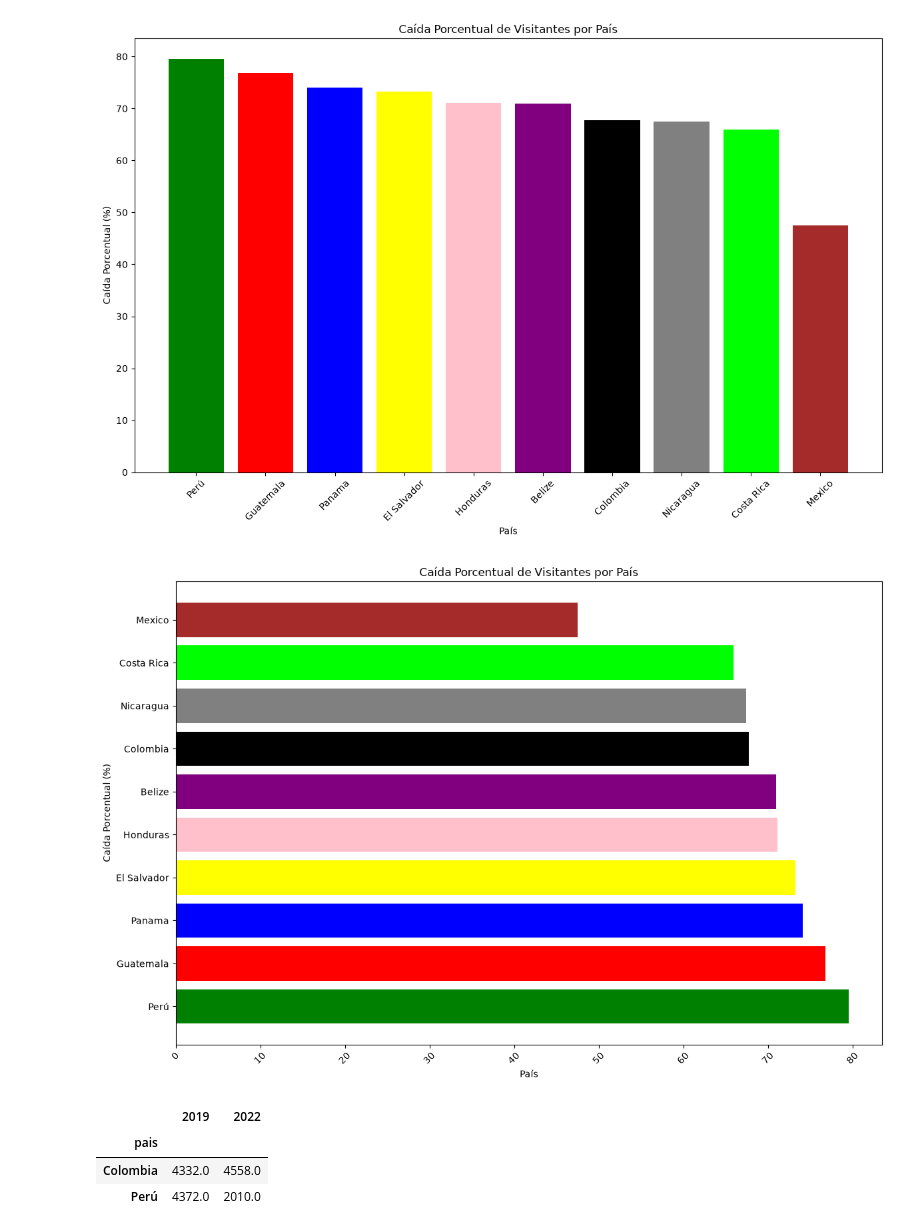
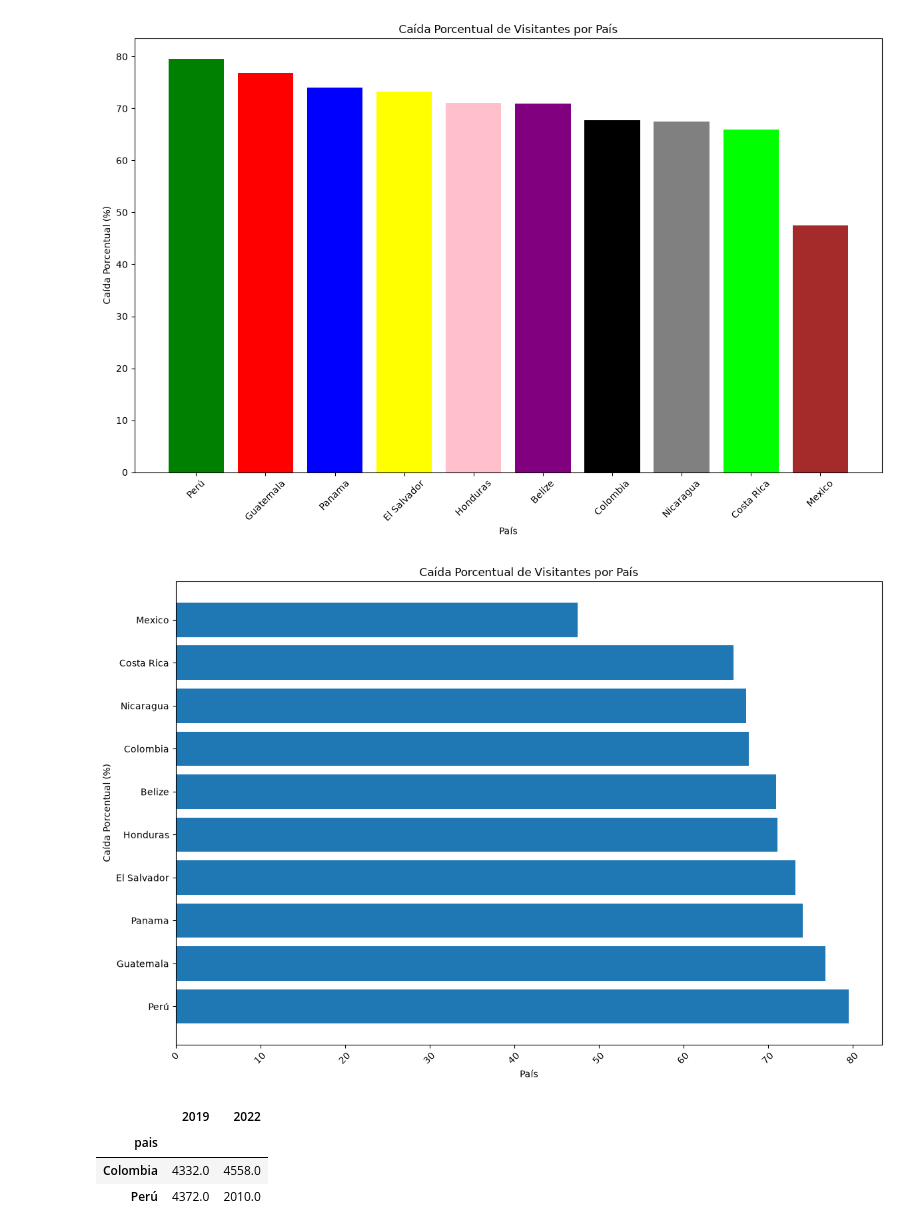
Before and after one commit to rmvargas79-beep/2026C2-G01-FUNDAMENTOS-DE-PYTHON, a Jupyter notebook: NOTEBOOKS/Clase_13/REPASO_FINAL_TURISMO_INTERNACIONAL_ESTUDIANTE.ipynb, the cells around one changed output. Cells and saved outputs as stored; diff of their text form; code cells hidden in the pictures.

```diff
--- a/NOTEBOOKS/Clase_13/REPASO_FINAL_TURISMO_INTERNACIONAL_ESTUDIANTE.ipynb
+++ b/NOTEBOOKS/Clase_13/REPASO_FINAL_TURISMO_INTERNACIONAL_ESTUDIANTE.ipynb
@@ -221,16 +221,16 @@ plt.show()
 # %%
 plt.figure(figsize=(12, 8))
 
-plt.barh(df3["pais"],df3["caida_porcentual"], color=["green", "red","blue","yellow","pink","purple","black","grey","lime","brown"])
+plt.barh(df3["pais"],df3["caida_porcentual"])
 plt.title("Caída Porcentual de Visitantes por País")
 plt.xlabel("País")
 plt.ylabel("Caída Porcentual (%)")
 plt.xticks(rotation=45)
 plt.tight_layout()
 
 plt.show()
 # %% [output]
-[figure, old version]
+[figure, new version]
 # %%
 df_2019 = df[df["anio"]==2019].set_index("pais")["llegadas_miles"]
 df_2022 = df[df["anio"]==2022].set_index("pais")["llegadas_miles"]
```
Also changed, not shown: parts of 1 cell of this notebook, 1 other file.
